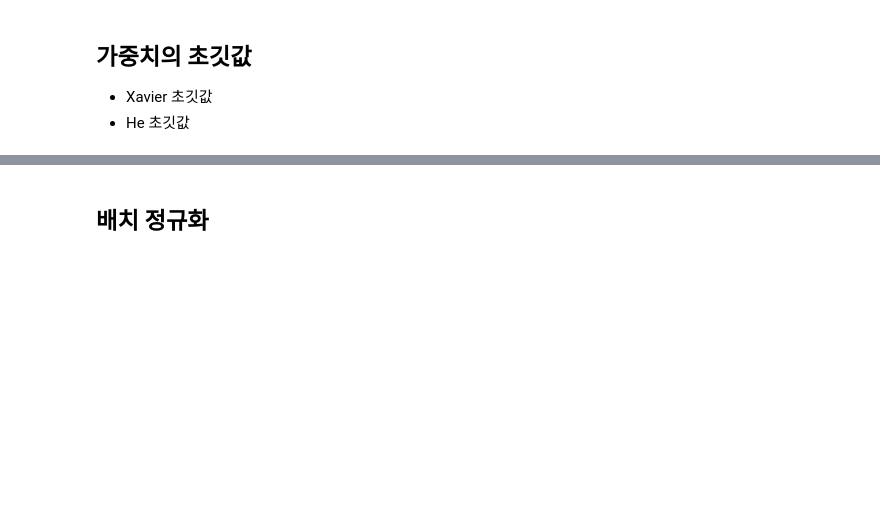
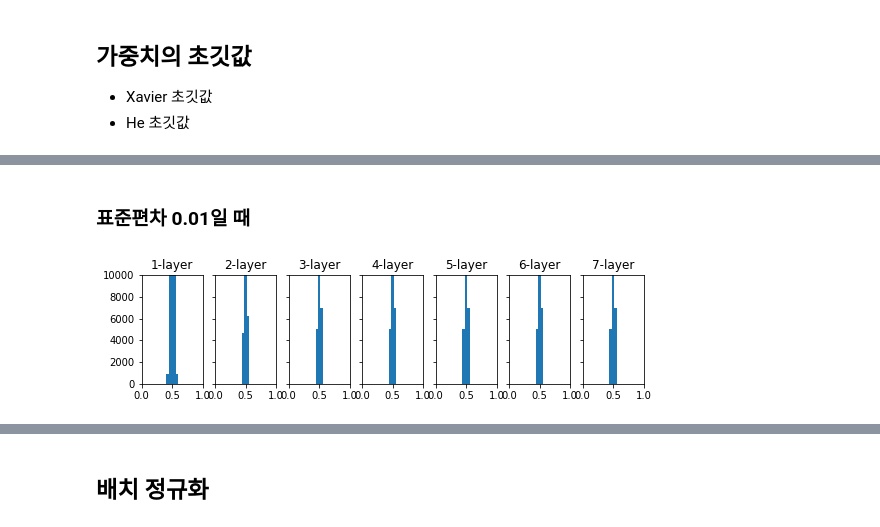
Before and after one commit to winterjung/study, a Jupyter notebook: Book/DeepLearningFromScratch/ch6.ipynb, the cells around one changed output, grey strips where cells are left out. Cells and saved outputs as stored; diff of their text form; code cells hidden in the pictures; blank space fills up the shorter version.

```diff
--- a/Book/DeepLearningFromScratch/ch6.ipynb
+++ b/Book/DeepLearningFromScratch/ch6.ipynb
@@ -205,0 +459,8 @@ plt.show();
+# %% [markdown]
+### 표준편차 0.01일 때
+# %%
+w = np.random.randn(node_num, node_num) * 0.01
+activations = activate(sigmoid, w)
+show_histogram(activations)
+# %% [output]
+[figure, added]
```
Also changed, not shown: parts of 30 cells of this notebook.
